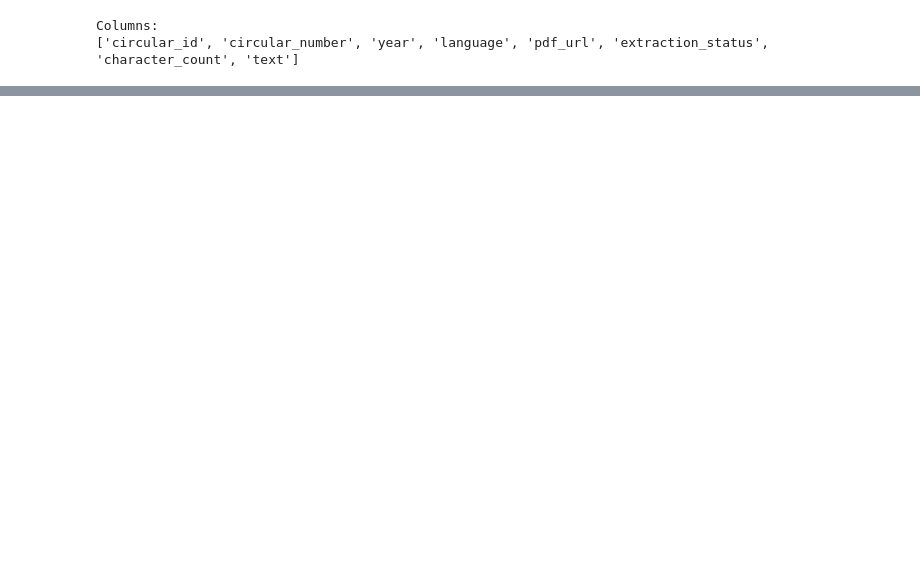
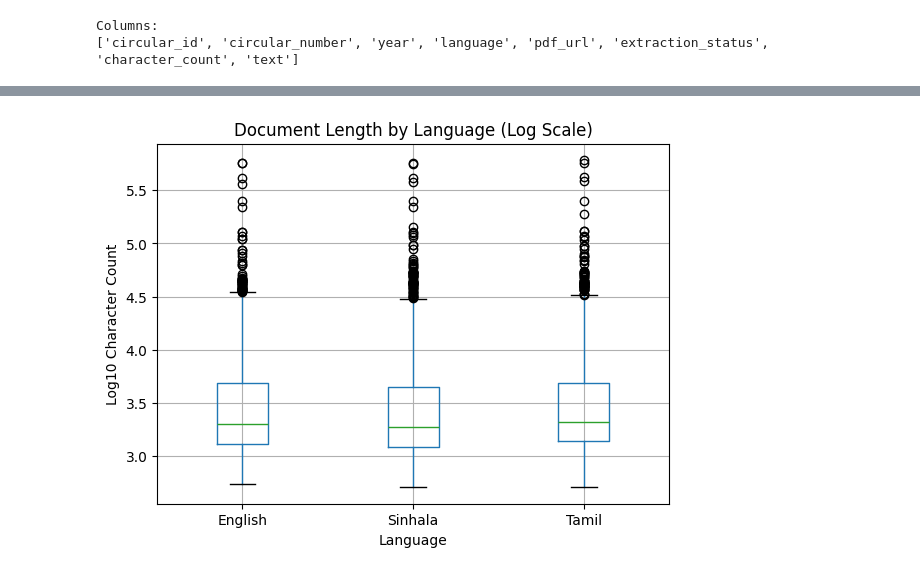
Before and after one commit to NithiYathursan/TriCheck-LK, a Jupyter notebook: notebooks/01_data_exploration.ipynb, the cells around one changed output, grey strips where cells are left out. Saved outputs shown, nothing was run; the diff lists cells and outputs as text; code cells hidden in the pictures; blank space fills up the shorter version.

```diff
--- a/notebooks/01_data_exploration.ipynb
+++ b/notebooks/01_data_exploration.ipynb
@@ -39,0 +134,17 @@ Columns:
+# %%
+df["log_character_count"] = (
+    df["character_count"] + 1
+).apply(lambda x: __import__("math").log10(x))
+
+df.boxplot(
+    column="log_character_count",
+    by="language"
+)
+
+plt.title("Document Length by Language (Log Scale)")
+plt.suptitle("")
+plt.xlabel("Language")
+plt.ylabel("Log10 Character Count")
+plt.show()
+# %% [output]
+[figure, added]
```
Also changed, not shown: parts of 12 cells of this notebook, 23 other files.
